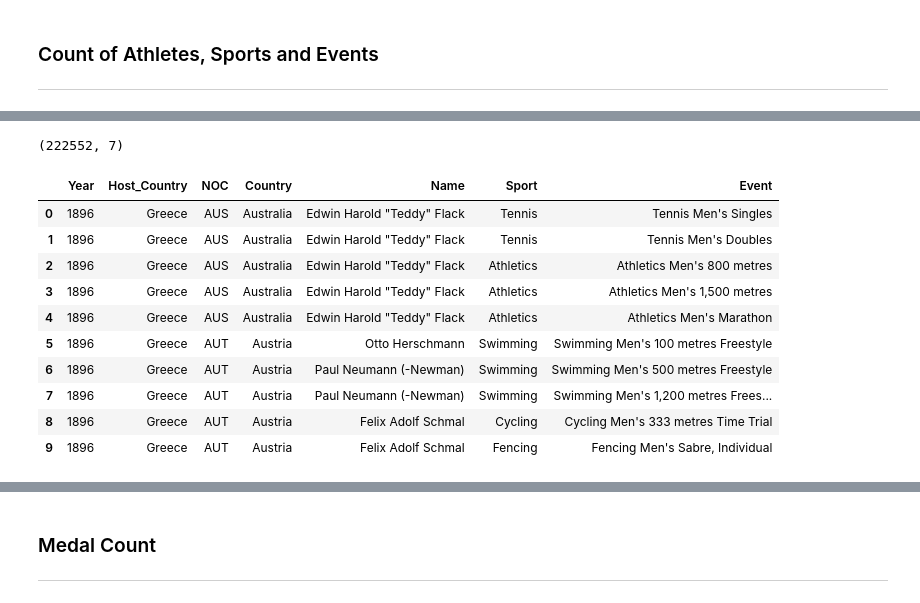
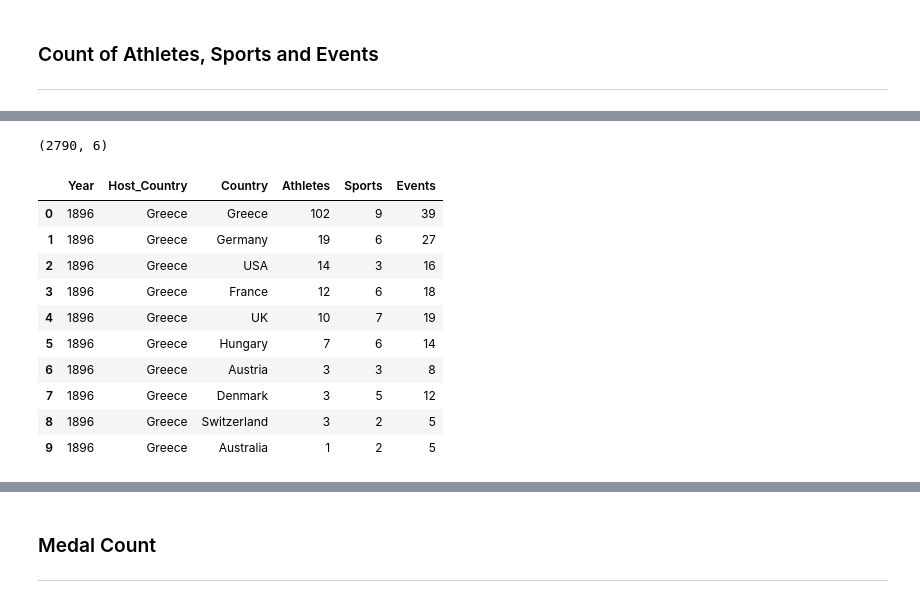
Before and after one commit to diannejardinez/Olympic_Data_machine_learning, a Jupyter notebook: Data_Preprocess.ipynb, the cells around one changed output, grey strips where cells are left out. Saved outputs shown, nothing was run; the diff lists cells and outputs as text; code cells hidden in the pictures.

```diff
--- a/Data_Preprocess.ipynb
+++ b/Data_Preprocess.ipynb
@@ -72,9 +60,9 @@ host_df
 ### Merge summer_df and host_df
 ---
 # %%
-olympicData = pd.merge(summer_df, host_df, how = 'left', on = 'Year')
-print(olympicData.shape)
-olympicData.head()
+summer_host = pd.merge(summer_df, host_df, how = 'left', on = 'Year')
+print(summer_host.shape)
+summer_host.head()
 # %% [output]
 (222552, 17)
 |  | sno | ID | Name | Sex | Age | Height | Weight | Country | NOC | Games | Year | ... |
@@ -87,7 +75,7 @@ olympicData.head()
 ### Count of Athletes, Sports and Events
 ---
 # %%
-athlete_df = olympicData[['Year','Host_Country','NOC','Country','Name','Sport','Event']]
+athlete_df = summer_host[['Year','Host_Country','Country','Name','Sport','Event']]
 
 print(athlete_df.shape)
 athlete_df.head()
@@ -101,0 +90,7 @@ athlete_df.head()
+# %%
+athlete_df = athlete_df.groupby(['Year','Host_Country','Country'])[['Name','Sport','Event']]\
+                        .nunique()\
+                        .reset_index()
+
+print(athlete_df.shape)
+athlete_df.head(10)
@@ -102,20 +110,19 @@ athlete_df.head()
 # %%
-# Sort the dataframe by 'Year'(ascending) and 'Country'(ascending)
-athlete_df = athlete_df.sort_values(['Year','Country'],ascending = [True,True])\
-                       .reset_index(drop = True)
-
+athlete_df = athlete_df.rename(columns={'Name':'Athletes', 'Sport':'Sports', 'Event':'Events'})\
+                        .sort_values(['Year','Athletes'],ascending = [True,False])\
+                        .reset_index(drop = True)
 print(athlete_df.shape)
 athlete_df.head(10)
 # %% [output]
-(222552, 7)
+(2790, 6)
-|  | Year | Host_Country | NOC | Country | Name | Sport | Event |
-| 0 | 1896 | Greece | AUS | Australia | Edwin Harold "Teddy" Flack | Tennis | Tennis Men's Singles |
-| 1 | 1896 | Greece | AUS | Australia | Edwin Harold "Teddy" Flack | Tennis | Tennis Men's Doubles |
-| 2 | 1896 | Greece | AUS | Australia | Edwin Harold "Teddy" Flack | Athletics | Athletics Men's 800 metres |
-| 3 | 1896 | Greece | AUS | Australia | Edwin Harold "Teddy" Flack | Athletics | Athletics Men's 1,500 metres |
-| 4 | 1896 | Greece | AUS | Australia | Edwin Harold "Teddy" Flack | Athletics | Athletics Men's Marathon |
-| 5 | 1896 | Greece | AUT | Austria | Otto Herschmann | Swimming | Swimming Men's 100 metres Freestyle |
-| 6 | 1896 | Greece | AUT | Austria | Paul Neumann (-Newman) | Swimming | Swimming Men's 500 metres Freestyle |
-| 7 | 1896 | Greece | AUT | Austria | Paul Neumann (-Newman) | Swimming | Swimming Men's 1,200 metres Frees... |
-| 8 | 1896 | Greece | AUT | Austria | Felix Adolf Schmal | Cycling | Cycling Men's 333 metres Time Trial |
-| 9 | 1896 | Greece | AUT | Austria | Felix Adolf Schmal | Fencing | Fencing Men's Sabre, Individual |
+|  | Year | Host_Country | Country | Athletes | Sports | Events |
+| 0 | 1896 | Greece | Greece | 102 | 9 | 39 |
+| 1 | 1896 | Greece | Germany | 19 | 6 | 27 |
+| 2 | 1896 | Greece | USA | 14 | 3 | 16 |
+| 3 | 1896 | Greece | France | 12 | 6 | 18 |
+| 4 | 1896 | Greece | UK | 10 | 7 | 19 |
+| 5 | 1896 | Greece | Hungary | 7 | 6 | 14 |
+| 6 | 1896 | Greece | Austria | 3 | 3 | 8 |
+| 7 | 1896 | Greece | Denmark | 3 | 5 | 12 |
+| 8 | 1896 | Greece | Switzerland | 3 | 2 | 5 |
+| 9 | 1896 | Greece | Australia | 1 | 2 | 5 |
```
Also changed, not shown: parts of 23 cells of this notebook, 1 other file.
